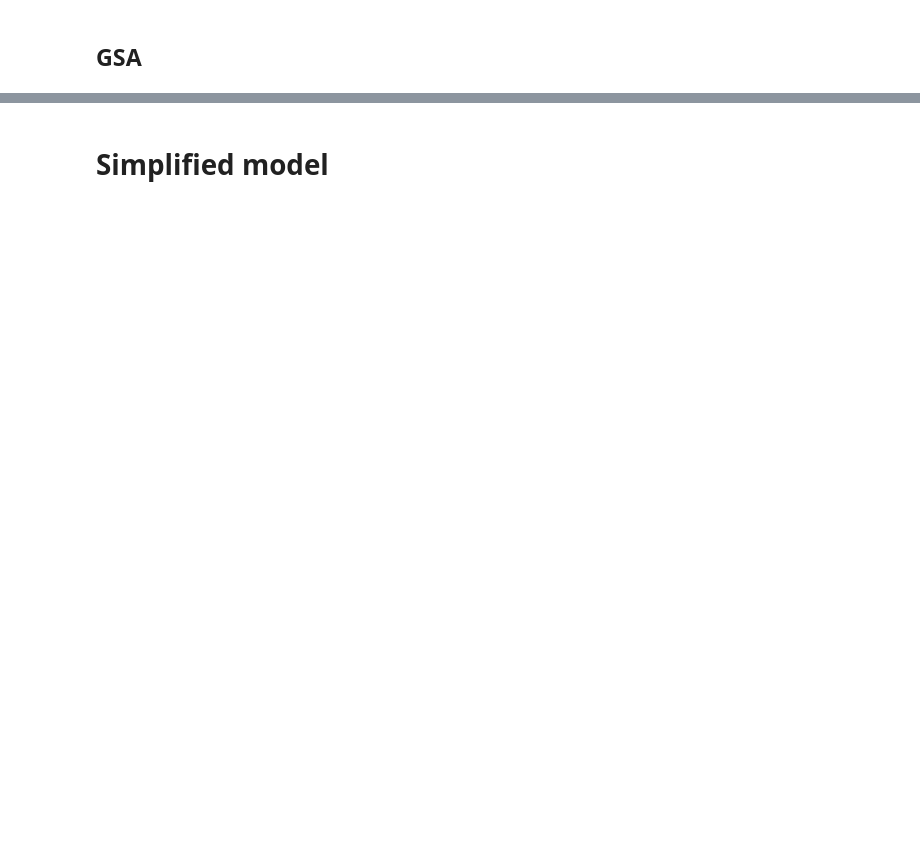
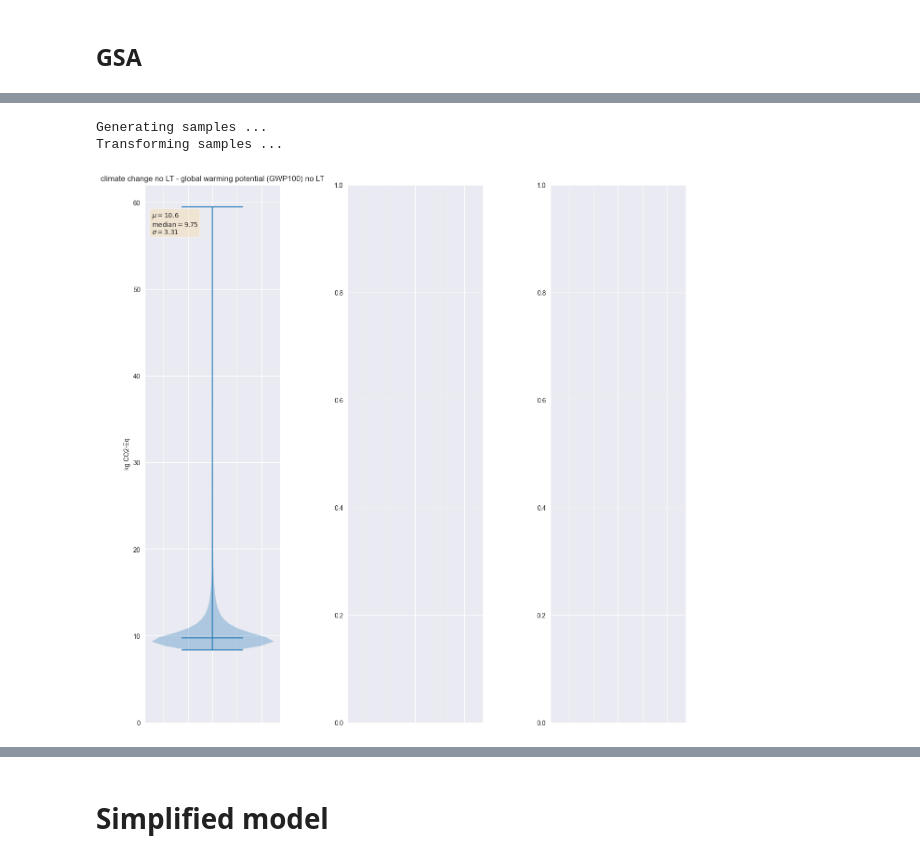
Before and after one commit to marpellan/regionalized_lci_mineral, a Jupyter notebook: 2.LCI_parametrization.ipynb, the cells around one changed output, grey strips where cells are left out. Cells and saved outputs as stored; diff of their text form; code cells hidden in the pictures; blank space fills up the shorter version.

```diff
--- a/2.LCI_parametrization.ipynb
+++ b/2.LCI_parametrization.ipynb
@@ -227,13 +417,17 @@ agb.incer_stochastic_matrix(
 # %%
 agb.incer_stochastic_violin(
-    copper_p, impacts,
-    functional_unit=functional_value,
+    cu_mining_copy, gwp100,
+    functional_unit=1,
 
     # Optionnal layout parameters
     figspace=(0.5,0.5),
     figsize=(15, 15),
     sharex=True,
     nb_cols=3)
+# %% [output]
+Generating samples ...
+Transforming samples ...
+[figure, added]
 # %%
 # Alternatively, graphs can be shown horizontally, together with a box of statistical outcomes
 agb.distrib(
```
Also changed, not shown: parts of 66 cells of this notebook, 24 other files.
